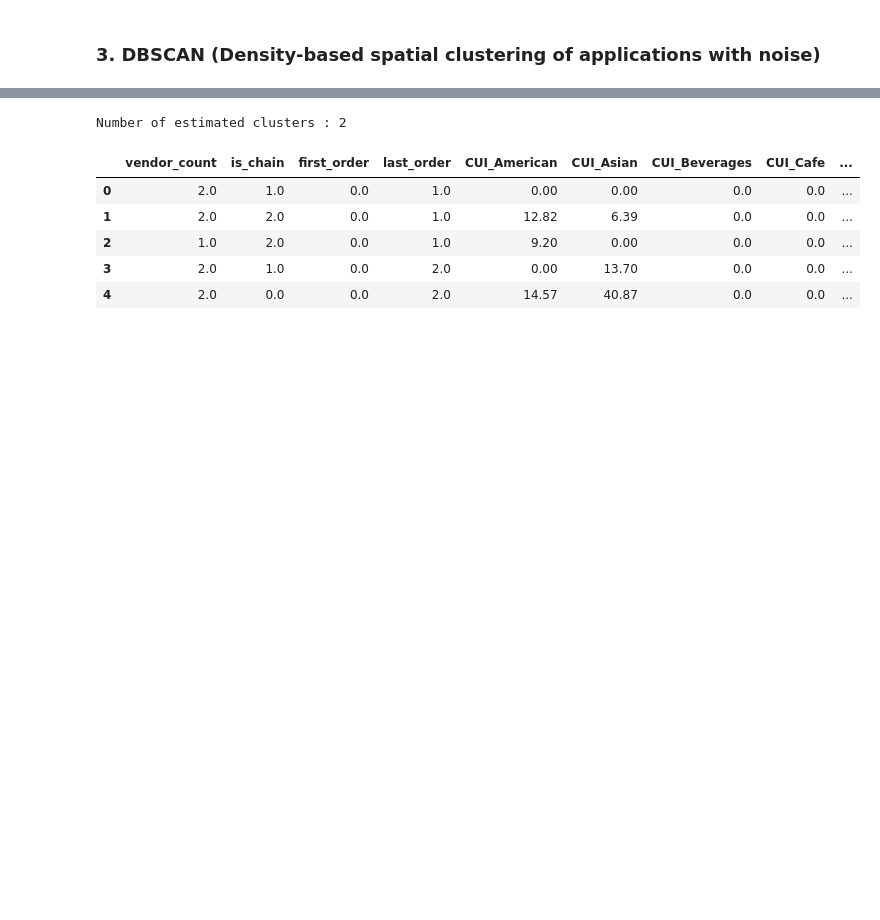
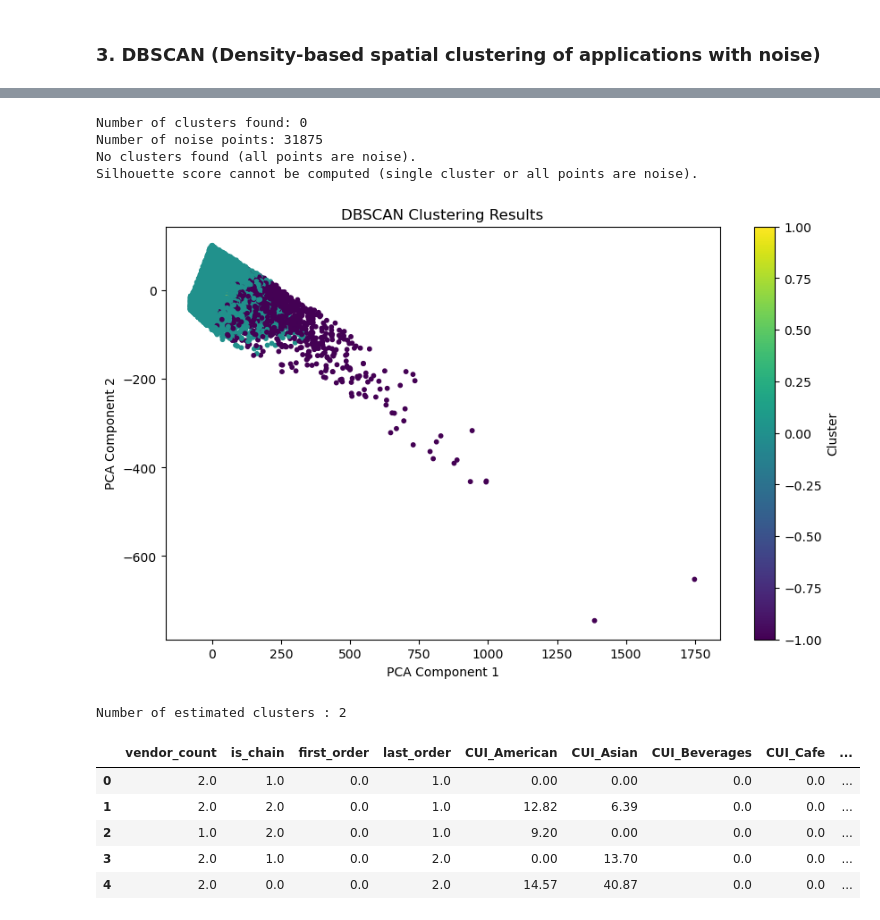
Before and after one commit to MiguelMangerona/Data-Mining-Project, a Jupyter notebook: Clustering.ipynb, the cells around one changed output, grey strips where cells are left out. Saved outputs shown, nothing was run; the diff lists cells and outputs as text; code cells hidden in the pictures; blank space fills up the shorter version.

```diff
--- a/Clustering.ipynb
+++ b/Clustering.ipynb
@@ -340,3 +342,60 @@ plt.show()
+# %%
+from sklearn.cluster import DBSCAN
+from sklearn.metrics import silhouette_score
+import numpy as np
+
+# Set parameters based on the elbow plot
+eps = 0.4
+min_samples = 5  # Start with a common default value
+
+# Perform DBSCAN clustering
+dbscan = DBSCAN(eps=eps, min_samples=min_samples)
+clusters = dbscan.fit_predict(df)  # Use the full dataframe
+
+# Get basic statistics
+n_clusters = len(set(clusters)) - (1 if -1 in clusters else 0)  # Exclude noise (-1)
+n_noise = list(clusters).count(-1)
+
+print(f"Number of clusters found: {n_clusters}")
+print(f"Number of noise points: {n_noise}")
+
+# Count points per cluster, excluding noise points
+if n_clusters > 0:
+    points_per_cluster = np.bincount(clusters[clusters != -1])
+    print(f"Points per cluster: {points_per_cluster}")
+else:
+    print("No clusters found (all points are noise).")
+
+# Calculate silhouette score if more than one cluster exists and not all points are noise
+if n_clusters > 1 and n_noise != len(clusters):
+    mask = clusters != -1  # Exclude noise points
+    sil_score = silhouette_score(df[mask], clusters[mask])
+    print(f"Silhouette score: {sil_score:.3f}")
+else:
+    print("Silhouette score cannot be computed (single cluster or all points are noise).")
+# %% [output]
+Number of clusters found: 0
+Number of noise points: 31875
+No clusters found (all points are noise).
+Silhouette score cannot be computed (single cluster or all points are noise).
+# %%
+from sklearn.decomposition import PCA
+import matplotlib.pyplot as plt
+
+# Reduce dimensions for visualization
+pca = PCA(n_components=2)
+reduced_data = pca.fit_transform(df)
+
+# Plot the clusters
+plt.figure(figsize=(10, 6))
+plt.scatter(reduced_data[:, 0], reduced_data[:, 1], c=clusters, cmap='viridis', s=10)
+plt.title('DBSCAN Clustering Results')
+plt.xlabel('PCA Component 1')
+plt.ylabel('PCA Component 2')
+plt.colorbar(label='Cluster')
+plt.show()
+# %% [output]
+[figure, added]
 # %%
 # Perform DBSCAN clustering
 dbscan = DBSCAN(eps=30, min_samples=40, n_jobs=-1)
```
Also changed, not shown: parts of 12 cells of this notebook.
